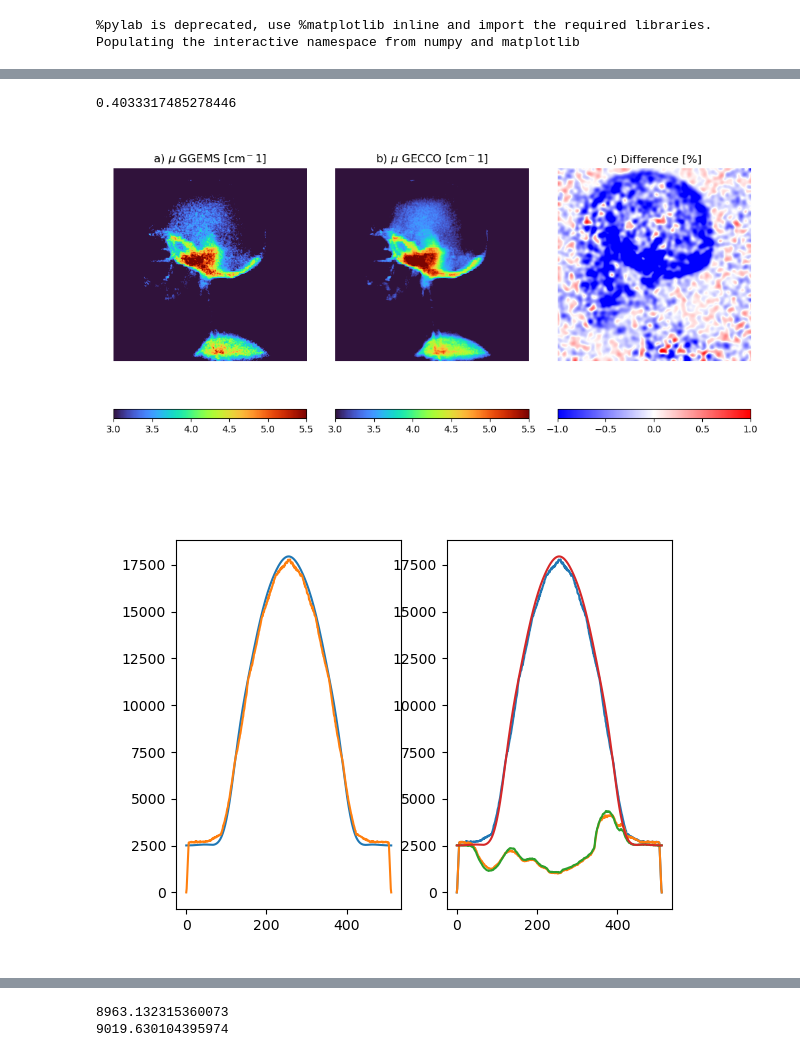
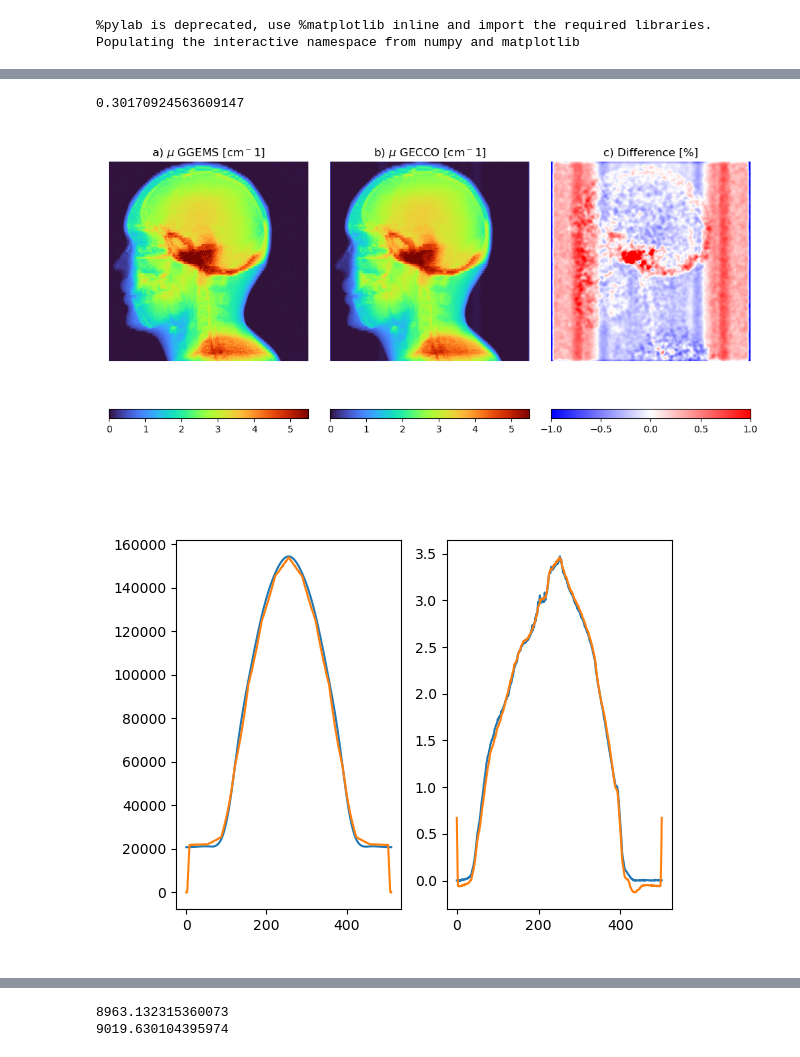
Before and after one commit to jerichooconnell/work-dfci, a Jupyter notebook: 3-jupyter_notebooks_patient/11-initial_patient_redo/3-simulate_from_XCAT.ipynb, the cells around one changed output, grey strips where cells are left out. Saved outputs shown, nothing was run; the diff lists cells and outputs as text; code cells hidden in the pictures.

```diff
--- a/3-jupyter_notebooks_patient/11-initial_patient_redo/3-simulate_from_XCAT.ipynb
+++ b/3-jupyter_notebooks_patient/11-initial_patient_redo/3-simulate_from_XCAT.ipynb
@@ -16,5 +16,5 @@ nrrd_file = '/home/jericho/Software/gecco/gecco/user_phantoms/XCAT/XCAT.mhd'
 # nrrd_file = '/home/jericho/Software/fastcat/examples/patient_data/data/smaller_volume_CNS_CT.nrrd'
 # nrrd_to_mhd(nrrd_file,force=True)
 # %%
-phantom = patient_data.patient_phantom(nrrd_file, 1e10, force_materials=False)#, reload=True, sim_num=6)
+phantom = patient_data.patient_phantom(nrrd_file, 1e11, force_materials=False, reload=True, sim_num=13)
 # %% [output]
@@ -145,53 +136,54 @@ plt.subplot(131)
 
 from scipy.ndimage import gaussian_filter
 
-filt_sigma = 1
-int1 = gaussian_filter(phantom.ggems_primary_projections[0],filt_sigma)
-int2 = gaussian_filter(phantom.primary_projections[0],filt_sigma)
+filt_sigma = 5
+# int1 = gaussian_filter(phantom.ggems_primary_projections[0],filt_sigma)
+# int2 = gaussian_filter(phantom.primary_projections[0],filt_sigma)
 
-proj1 = -np.log((int1)/np.rot90(phantom.ggems_flood))*1.011
-proj2 = -np.log(int2/phantom.flood_field)
+proj1 = phantom.gecco_projections[0]
+proj2 = -np.log((phantom.ggems_primary_projections[0]+0.001)/phantom.flood_field)
 # gaussian blur the projections using scipy ndimage
+
+# proj1 = gaussian_filter(proj1,filt_sigma)
+# proj2 = gaussian_filter(proj2,filt_sigma)
 
 crop = 5
 
-plt.imshow(np.flipud(proj1[crop:-crop,crop:-crop]),cmap='turbo',vmin=3,vmax=5.5)
+plt.imshow(np.flipud(proj1[crop:-crop,crop:-crop]),cmap='turbo',vmin=0,vmax=5.5)
 plt.axis('off')
 plt.title(f'a) $\mu$ GGEMS [cm$^{-1}$]')
 plt.colorbar(orientation='horizontal')
 plt.subplot(132)
-plt.imshow(np.flipud(proj2[crop:-crop,crop:-crop]),cmap='turbo',vmin=3,vmax=5.5)
+plt.imshow(np.flipud(proj2[crop:-crop,crop:-crop]),cmap='turbo',vmin=0,vmax=5.5)
 plt.axis('off')
 plt.title(f'b) $\mu$ GECCO [cm$^{-1}$]')
 plt.colorbar(orientation='horizontal')
 
 # Plot the difference
 plt.subplot(133)
 diff_1 = 100*((proj1[crop:-crop,crop:-crop]-proj2[crop:-crop,crop:-crop])/np.max(proj2[crop:-crop,crop:-crop]))
 
-diff_filt = gaussian_filter(diff_1,5)
+diff_filt = gaussian_filter(diff_1,3)
 plt.axis('off')
 plt.title(f'c) Difference [%]')
 plt.imshow(np.flipud(diff_filt),cmap='bwr',vmin=-1,vmax=1)
 plt.colorbar(orientation='horizontal')
 
 plt.tight_layout()
 plt.savefig('XCAT_comparison.png',dpi=300)
 # plot the mean of the difference image along both axes
 plt.figure()
 plt.subplot(121)
 plt.plot(np.mean(phantom.flood_field,axis=0))
 plt.plot(np.mean(phantom.ggems_flood,axis=1))
 
 plt.subplot(122)
-plt.plot(np.mean(phantom.ggems_flood,axis=1))
-plt.plot(np.mean(phantom.ggems_primary_projections[0],axis=0))
-plt.plot(np.mean(phantom.primary_projections[0],axis=0))
-plt.plot(np.mean(phantom.flood_field,axis=0))
+plt.plot(np.mean(proj1[crop:-crop,crop:-crop],axis=0))
+plt.plot(np.mean(proj2[crop:-crop,crop:-crop],axis=0))
 
 
 np.mean(np.abs(diff_filt))
 # %% [output]
-0.4033317485278446
+0.30170924563609147
-[figure, old version]
+[figure, new version]
-[figure, old version]
+[figure, new version]
```
Also changed, not shown: parts of 8 cells of this notebook, 3 other files.
